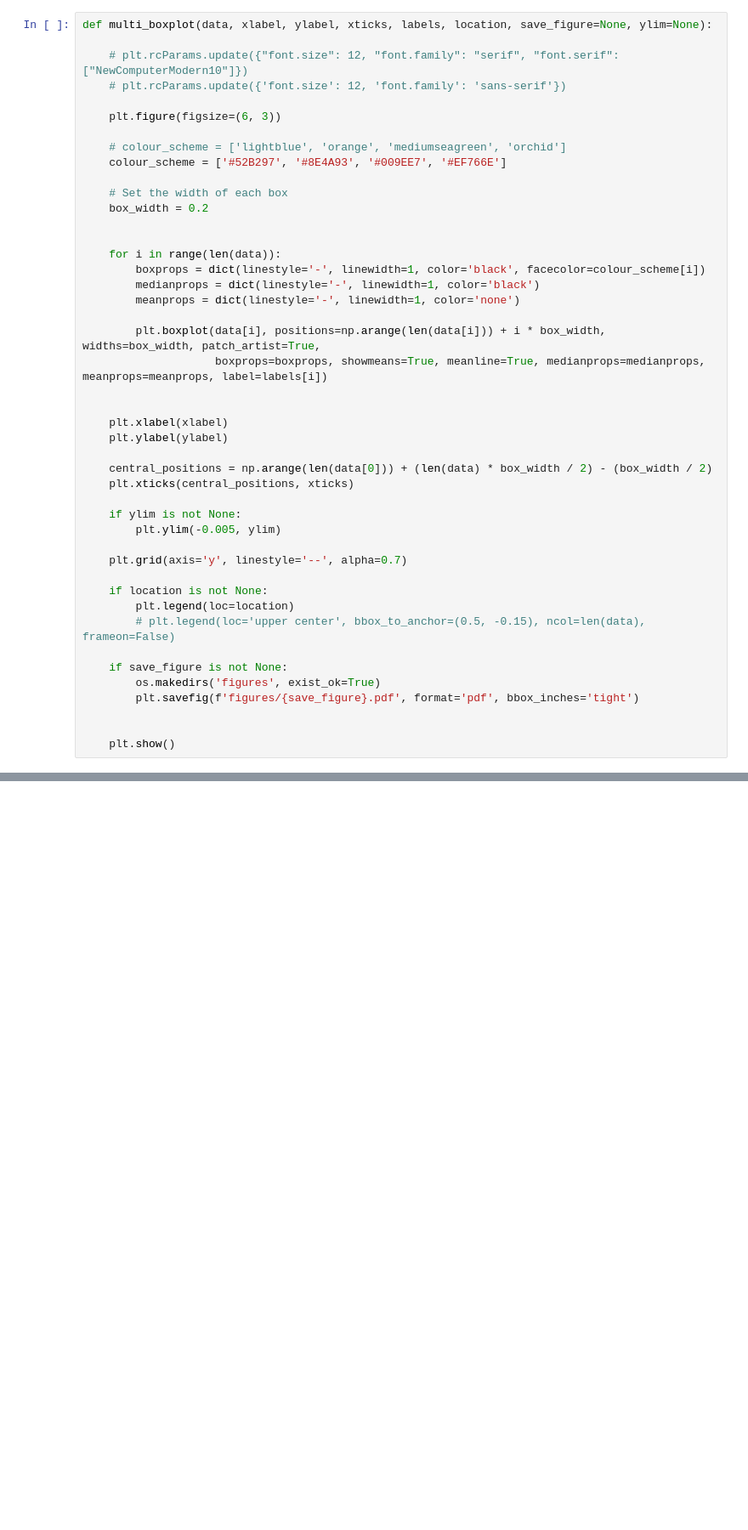
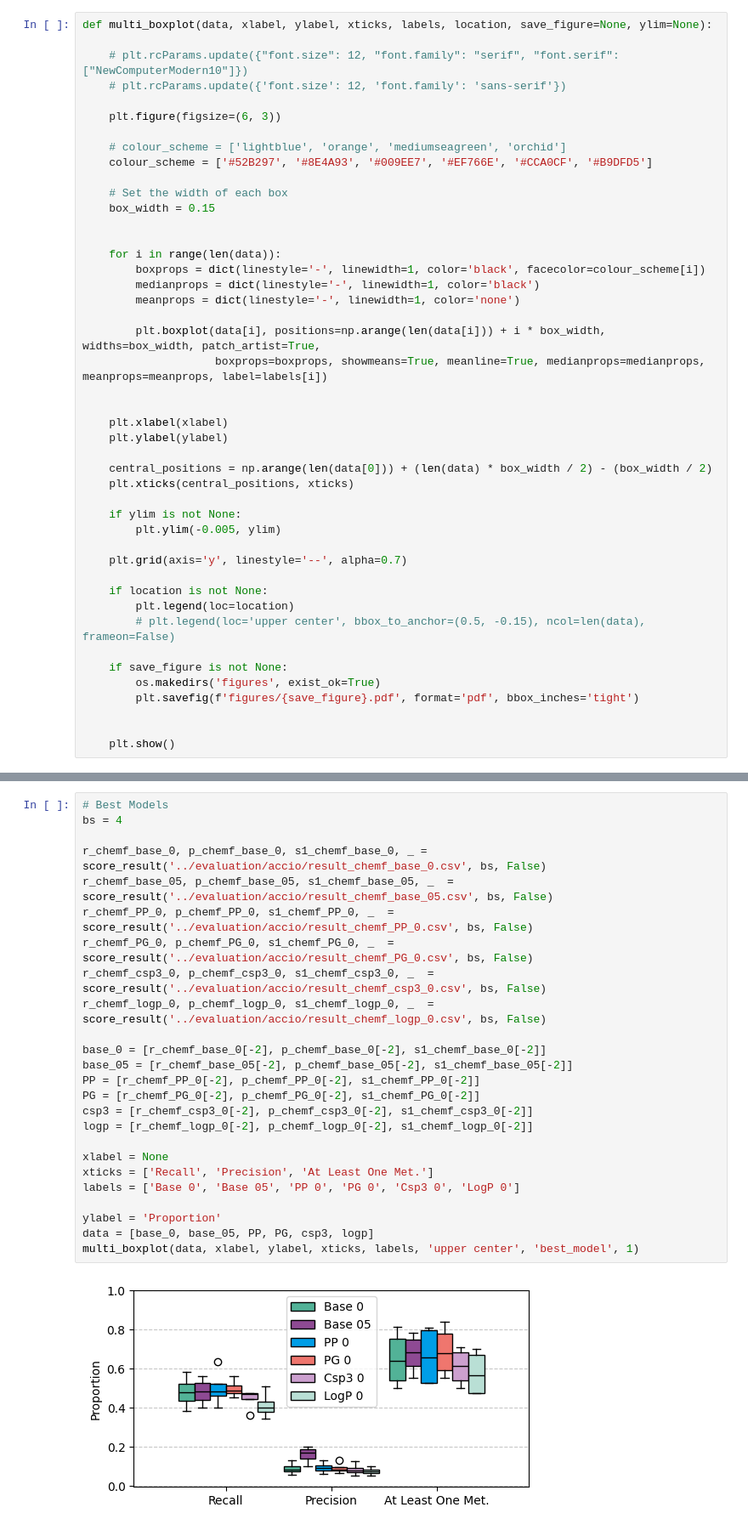
Before and after one commit to tsofiac/LAGOM, a Jupyter notebook: for_article/boxplots_article.ipynb, the cells around one changed output, grey strips where cells are left out. Shown at 85% size. Saved outputs shown, nothing was run; the diff lists cells and outputs as text; blank space fills up the shorter version.

Commit message:
some article result

```diff
--- a/for_article/boxplots_article.ipynb
+++ b/for_article/boxplots_article.ipynb
@@ -18,10 +18,10 @@ def multi_boxplot(data, xlabel, ylabel, xticks, labels, location, save_figure=No
     plt.figure(figsize=(6, 3))
 
     # colour_scheme = ['lightblue', 'orange', 'mediumseagreen', 'orchid']
-    colour_scheme = ['#52B297', '#8E4A93', '#009EE7', '#EF766E']
+    colour_scheme = ['#52B297', '#8E4A93', '#009EE7', '#EF766E', '#CCA0CF', '#B9DFD5']
 
     # Set the width of each box
-    box_width = 0.2
+    box_width = 0.15
 
 
     for i in range(len(data)):
@@ -76,0 +57,27 @@ multi_boxplot(data, xlabel, ylabel, xticks, labels, 'lower right', 'best_model',
+# %%
+# Best Models
+bs = 4
+
+r_chemf_base_0, p_chemf_base_0, s1_chemf_base_0, _ = score_result('../evaluation/accio/result_chemf_base_0.csv', bs, False)
+r_chemf_base_05, p_chemf_base_05, s1_chemf_base_05, _  = score_result('../evaluation/accio/result_chemf_base_05.csv', bs, False)
+r_chemf_PP_0, p_chemf_PP_0, s1_chemf_PP_0, _  = score_result('../evaluation/accio/result_chemf_PP_0.csv', bs, False)
+r_chemf_PG_0, p_chemf_PG_0, s1_chemf_PG_0, _  = score_result('../evaluation/accio/result_chemf_PG_0.csv', bs, False)
+r_chemf_csp3_0, p_chemf_csp3_0, s1_chemf_csp3_0, _  = score_result('../evaluation/accio/result_chemf_csp3_0.csv', bs, False)
+r_chemf_logp_0, p_chemf_logp_0, s1_chemf_logp_0, _  = score_result('../evaluation/accio/result_chemf_logp_0.csv', bs, False)
+
+base_0 = [r_chemf_base_0[-2], p_chemf_base_0[-2], s1_chemf_base_0[-2]]
+base_05 = [r_chemf_base_05[-2], p_chemf_base_05[-2], s1_chemf_base_05[-2]]
+PP = [r_chemf_PP_0[-2], p_chemf_PP_0[-2], s1_chemf_PP_0[-2]]
+PG = [r_chemf_PG_0[-2], p_chemf_PG_0[-2], s1_chemf_PG_0[-2]]
+csp3 = [r_chemf_csp3_0[-2], p_chemf_csp3_0[-2], s1_chemf_csp3_0[-2]]
+logp = [r_chemf_logp_0[-2], p_chemf_logp_0[-2], s1_chemf_logp_0[-2]]
+
+xlabel = None
+xticks = ['Recall', 'Precision', 'At Least One Met.']
+labels = ['Base 0', 'Base 05', 'PP 0', 'PG 0', 'Csp3 0', 'LogP 0']
+
+ylabel = 'Proportion'
+data = [base_0, base_05, PP, PG, csp3, logp]
+multi_boxplot(data, xlabel, ylabel, xticks, labels, 'upper center', 'best_model', 1)
+# %% [output]
+[figure, added]
```
Also changed, not shown: parts of 2 cells of this notebook, 1 other file.
